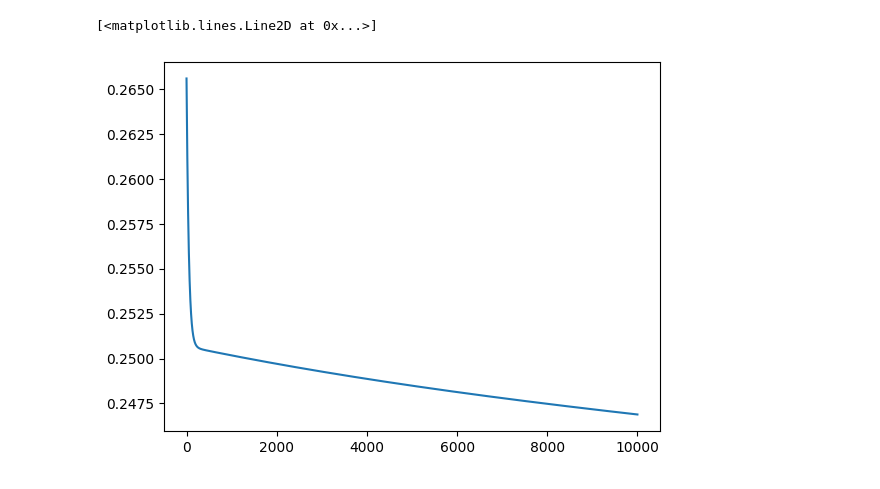
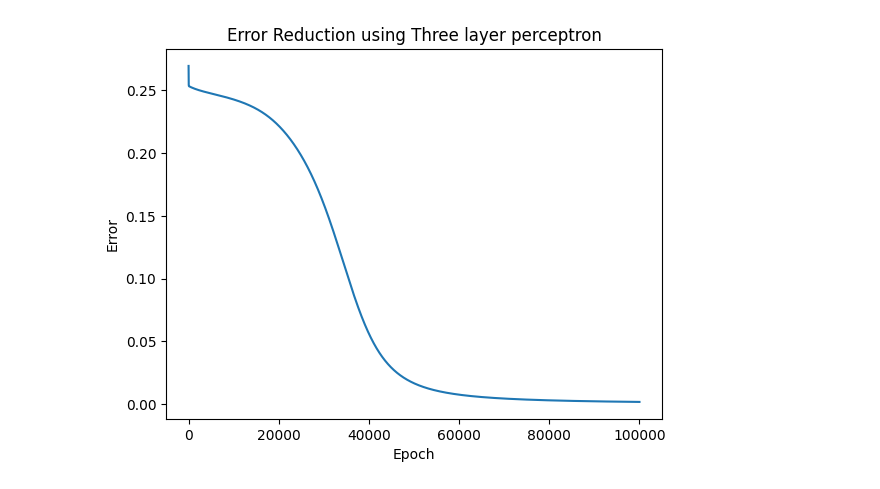
Before and after one commit to Tanbir34872a/CVPR, a Jupyter notebook: Mid/cp_2_three_layer_nn.ipynb, the cells around one changed output. Drawn from its saved outputs; the diff is of its cells as text; code cells hidden in the pictures.

Commit message:
Updated to show the difference between a Two Layer and a Three Layer Perceptron

```diff
--- a/Mid/cp_2_three_layer_nn.ipynb
+++ b/Mid/cp_2_three_layer_nn.ipynb
@@ -7,12 +45,12 @@ X = np.array([[0,0],[0,1],[1,0],[1,1]])
 # %%
-class NeuralNetwork(object):
+class NeuralNetwork3(object):
     def __init__(self):
         inputLayerNeurons = 2
         hiddenLayer1Neurons = 10
         hiddenLayer2Neurons = 10
         outLayerNeurons = 1
 
-        self.learning_rate = 0.01
+        self.learning_rate = 0.05
         self.W_H1I = np.random.randn(inputLayerNeurons, hiddenLayer1Neurons)
         self.W_H2H1 = np.random.randn(hiddenLayer1Neurons, hiddenLayer2Neurons)
         self.W_OH2 = np.random.randn(hiddenLayer2Neurons, outLayerNeurons)
@@ -52,14 +90,25 @@ class NeuralNetwork(object):
         output = self.feedForward(X)
         self.backPropagation(X,Y,output)
 # %%
-NN = NeuralNetwork()
+NN2 = NeuralNetwork2()
+NN3 = NeuralNetwork3()
 
-err = []
-for i in range(10000):
-    NN.train(X,Y)
-    err.append(np.mean(np.square(Y - NN.feedForward(X))))
+err2 = []
+err3 = []
 
-plt.plot(err)
+for i in range(100000):
+    NN2.train(X,Y)
+    err2.append(np.mean(np.square(Y - NN2.feedForward(X))))
+    NN3.train(X,Y)
+    err3.append(np.mean(np.square(Y - NN3.feedForward(X))))
-# %% [output]
-[<matplotlib.lines.Line2D at 0x...>]
-[figure, removed]
+# %%
+plt.figure()
+
+plt.plot(err3)
+plt.xlabel('Epoch')
+plt.ylabel('Error')
+plt.title('Error Reduction using Three layer perceptron')
+
+plt.show()
+# %% [output]
+[figure, added]
```
Also changed, not shown: parts of 2 cells of this notebook.
